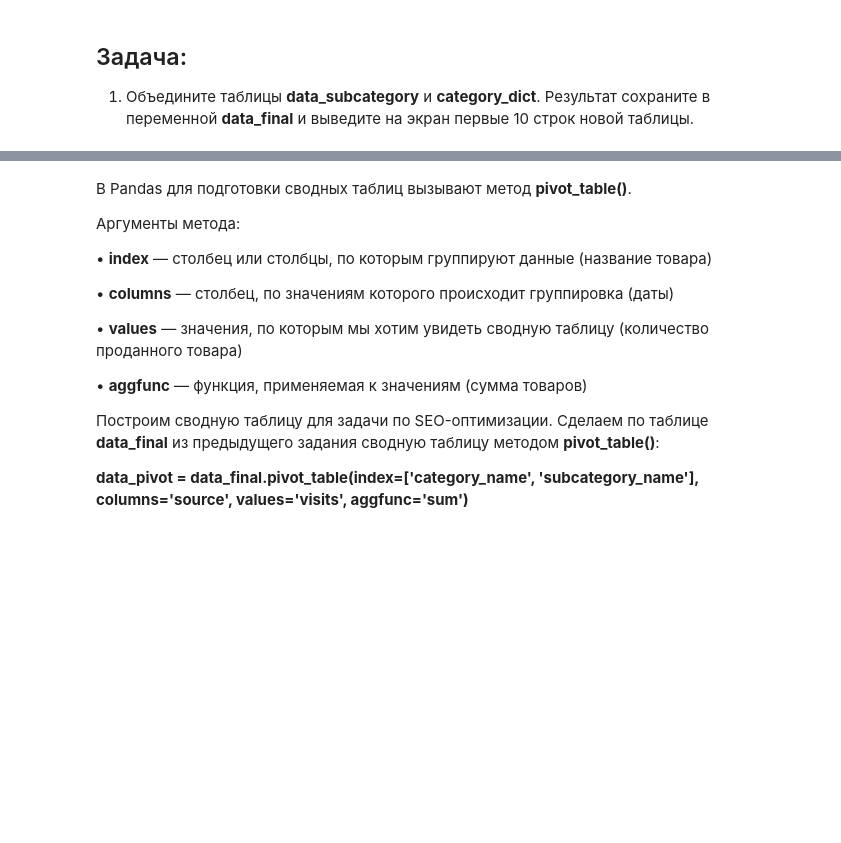
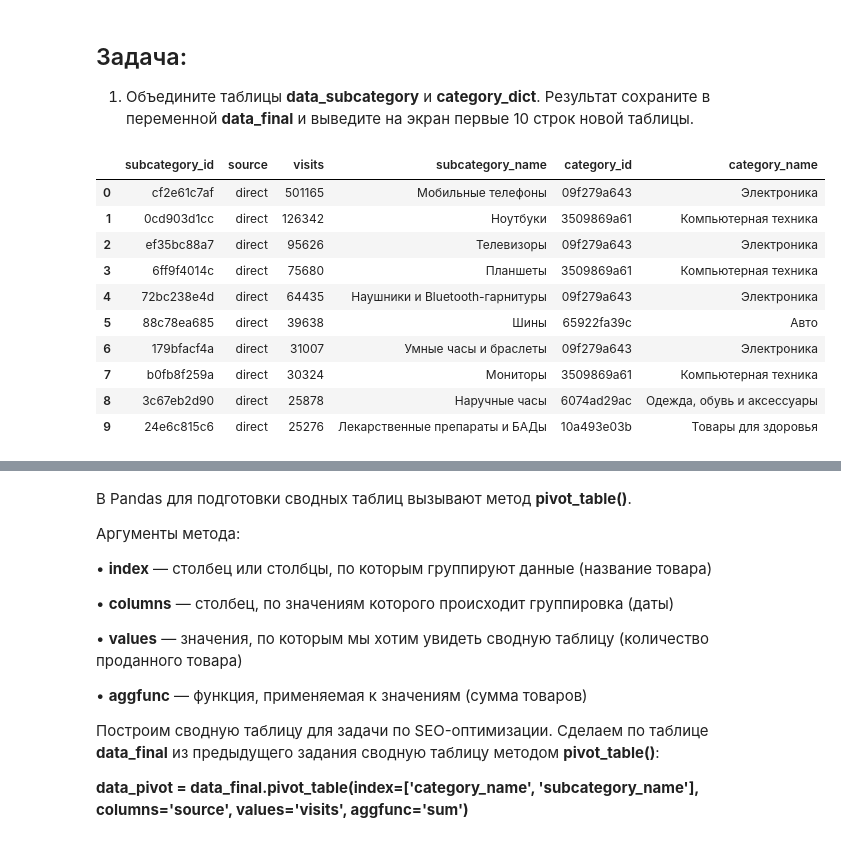
Before and after one commit to Escobar15/dataanalysiscourse, a Jupyter notebook: Занятие 5.ipynb, the cells around one changed output, grey strips where cells are left out. Cells and saved outputs as stored; diff of their text form; code cells hidden in the pictures; blank space fills up the shorter version.

```diff
--- a/Занятие 5.ipynb
+++ b/Занятие 5.ipynb
@@ -199,0 +232,3 @@ Name: 964, dtype: object
+# %%
+data = data[data['subcategory_id'] != 'total']
+print(data[data['subcategory_id'] == 'total'])
@@ -205,0 +241,3 @@ Name: 964, dtype: object
+# %%
+data = data.astype({'visits': 'int32'})
+data.info()
@@ -240,3 +308,18 @@ print(data_subcategory.head(10))
+# %%
+data_final = data_subcategory.merge(category_dict, on='category_id', how='left')
+data_final.head(10)
+# %% [output]
+|  | subcategory_id | source | visits | subcategory_name | category_id | category_name |
+| 0 | cf2e61c7af | direct | 501165 | Мобильные телефоны | 09f279a643 | Электроника |
+| 1 | 0cd903d1cc | direct | 126342 | Ноутбуки | 3509869a61 | Компьютерная техника |
+| 2 | ef35bc88a7 | direct | 95626 | Телевизоры | 09f279a643 | Электроника |
+| 3 | 6ff9f4014c | direct | 75680 | Планшеты | 3509869a61 | Компьютерная техника |
+| 4 | 72bc238e4d | direct | 64435 | Наушники и Bluetooth-гарнитуры | 09f279a643 | Электроника |
+| 5 | 88c78ea685 | direct | 39638 | Шины | 65922fa39c | Авто |
+| 6 | 179bfacf4a | direct | 31007 | Умные часы и браслеты | 09f279a643 | Электроника |
+| 7 | b0fb8f259a | direct | 30324 | Мониторы | 3509869a61 | Компьютерная техника |
+| 8 | 3c67eb2d90 | direct | 25878 | Наручные часы | 6074ad29ac | Одежда, обувь и аксессуары |
+| 9 | 24e6c815c6 | direct | 25276 | Лекарственные препараты и БАДы | 10a493e03b | Товары для здоровья |
 # %% [markdown]
 # Сводные таблицы
 
```
Also changed, not shown: parts of 26 cells of this notebook.
